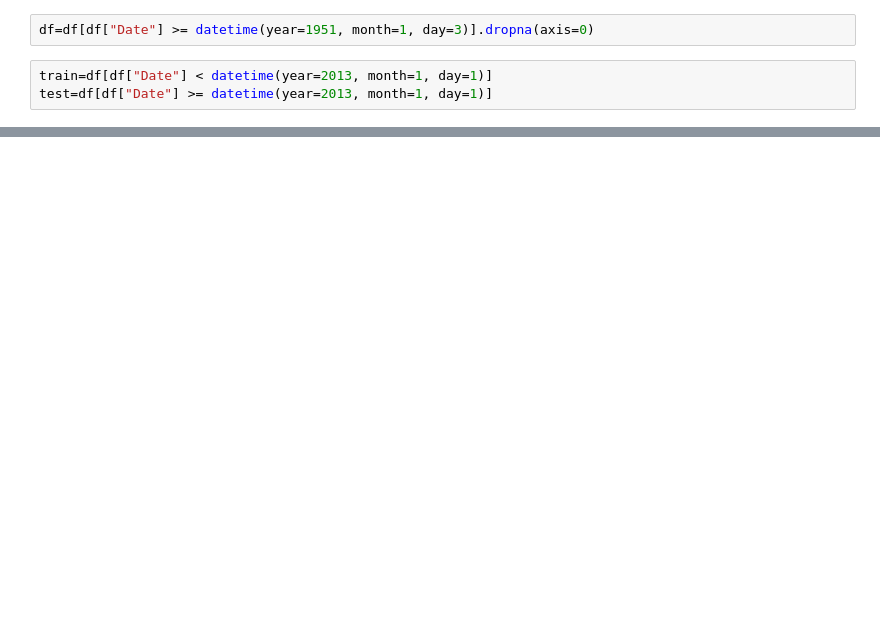
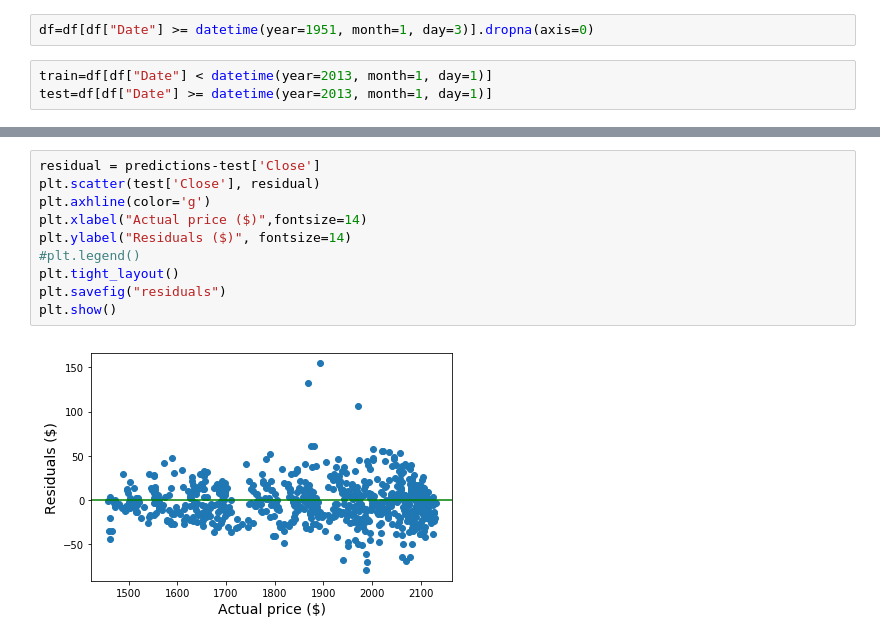
Before and after one commit to deshanyu/stockprice_with_machine_learning, a Jupyter notebook: predict.ipynb, the cells around one changed output, grey strips where cells are left out. Cells and saved outputs as stored; diff of their text form; blank space fills up the shorter version.

```diff
--- a/predict.ipynb
+++ b/predict.ipynb
@@ -80,0 +99,12 @@ print(mae)
+# %%
+residual = predictions-test['Close']
+plt.scatter(test['Close'], residual)
+plt.axhline(color='g')
+plt.xlabel("Actual price ($)",fontsize=14)
+plt.ylabel("Residuals ($)", fontsize=14)
+#plt.legend()
+plt.tight_layout()
+plt.savefig("residuals")
+plt.show()
+# %% [output]
+[figure, added]
```
Also changed, not shown: parts of 8 cells of this notebook, 3 other files.
